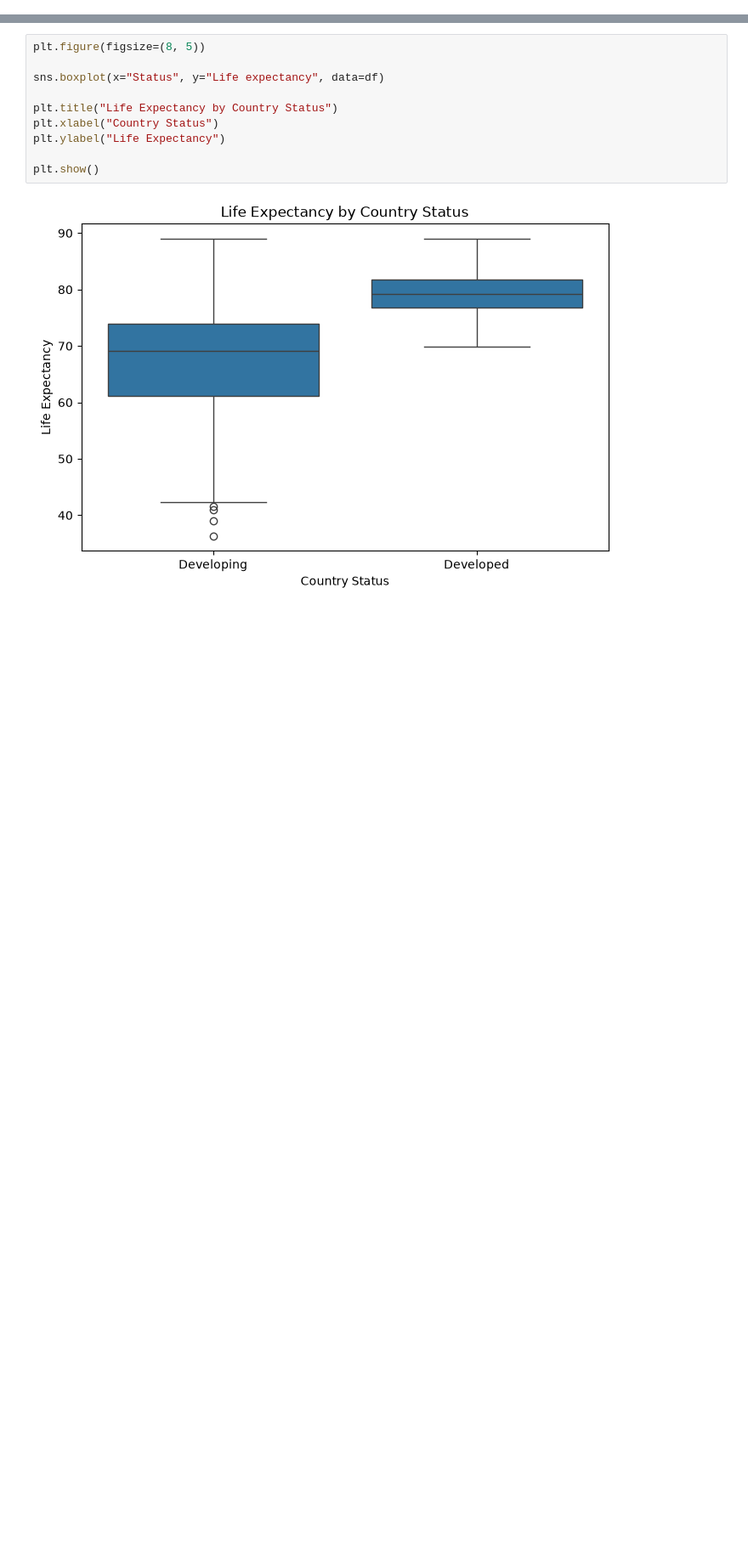
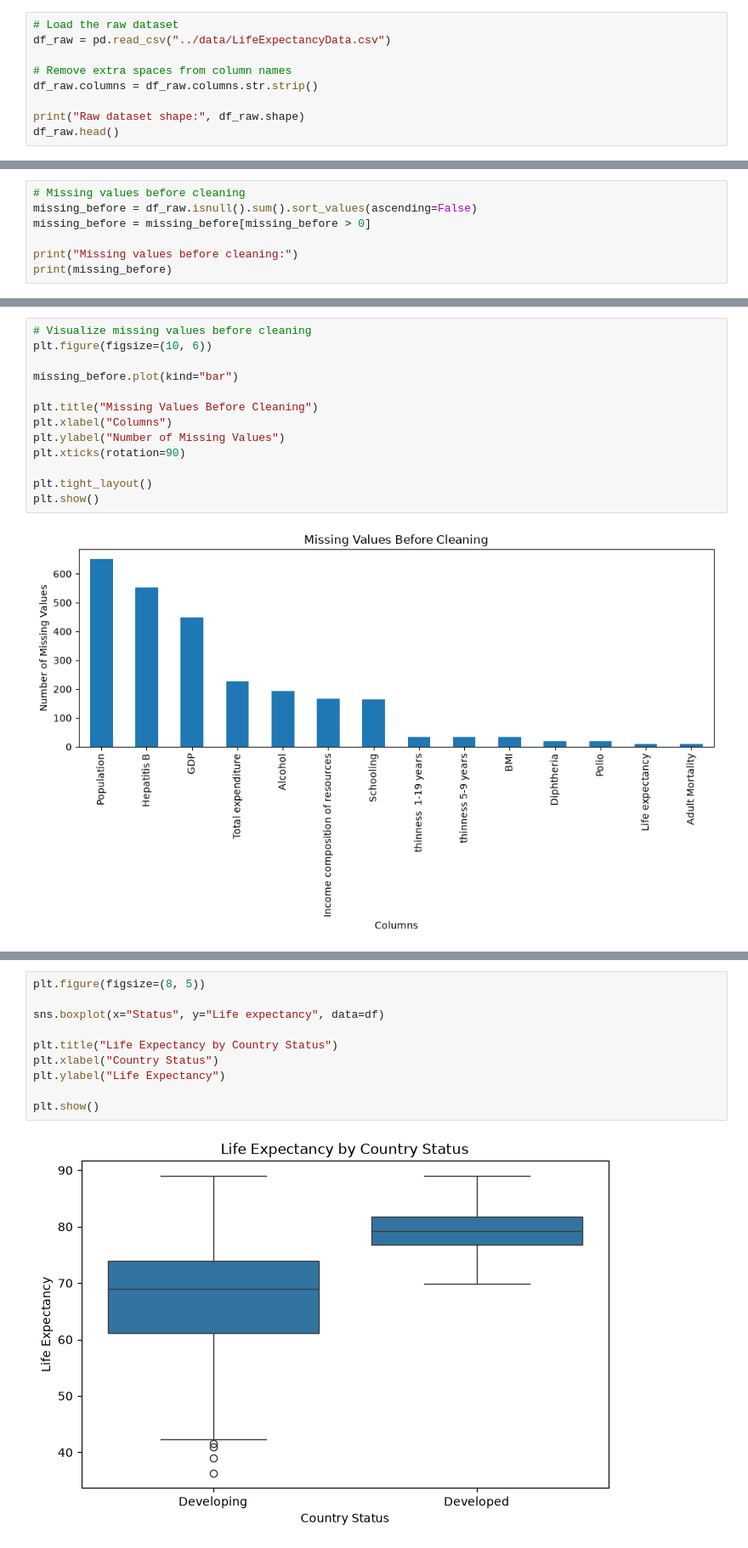
Before and after one commit to roshani-t/ML_Internship, a Jupyter notebook: notebooks/data_analysis.ipynb, the cells around one changed output, grey strips where cells are left out. Shown at 85% size. Cells and saved outputs as stored; diff of their text form; blank space fills up the shorter version.

```diff
--- a/notebooks/data_analysis.ipynb
+++ b/notebooks/data_analysis.ipynb
@@ -28,0 +13,9 @@ df
+# %%
+# Load the raw dataset
+df_raw = pd.read_csv("../data/LifeExpectancyData.csv")
+
+# Remove extra spaces from column names
+df_raw.columns = df_raw.columns.str.strip()
+
+print("Raw dataset shape:", df_raw.shape)
+df_raw.head()
@@ -28,0 +35,7 @@ df
+# %%
+# Missing values before cleaning
+missing_before = df_raw.isnull().sum().sort_values(ascending=False)
+missing_before = missing_before[missing_before > 0]
+
+print("Missing values before cleaning:")
+print(missing_before)
@@ -28,0 +59,15 @@ df
+# %%
+# Visualize missing values before cleaning
+plt.figure(figsize=(10, 6))
+
+missing_before.plot(kind="bar")
+
+plt.title("Missing Values Before Cleaning")
+plt.xlabel("Columns")
+plt.ylabel("Number of Missing Values")
+plt.xticks(rotation=90)
+
+plt.tight_layout()
+plt.show()
+# %% [output]
+[figure, added]
```
Also changed, not shown: parts of 24 cells of this notebook, 4 other files.
